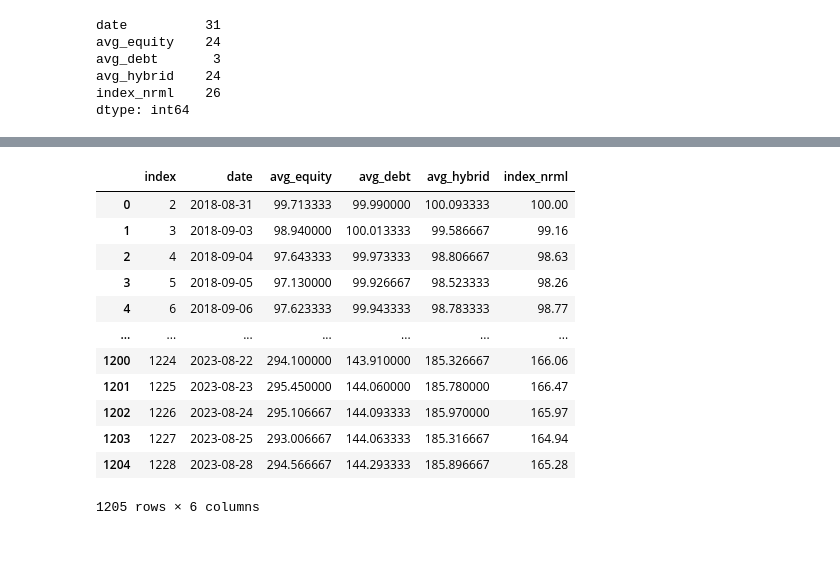
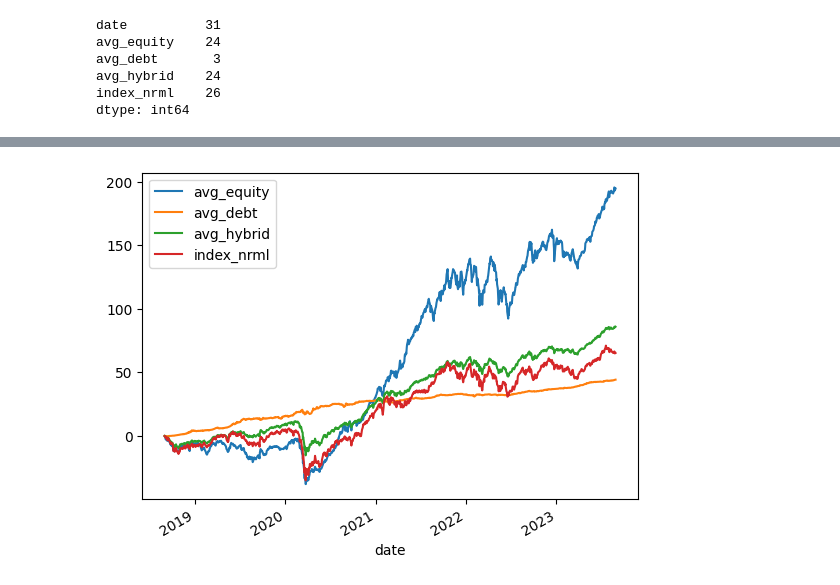
Before and after one commit to amanhooda98/Mutual_Fund_Analytics, a Jupyter notebook: Mutual_Fund_Analytics.ipynb, the cells around one changed output, grey strips where cells are left out. Saved outputs shown, nothing was run; the diff lists cells and outputs as text; code cells hidden in the pictures; blank space fills up the shorter version.

```diff
--- a/Mutual_Fund_Analytics.ipynb
+++ b/Mutual_Fund_Analytics.ipynb
@@ -368,4 +368,5 @@ index_nrml    26
 dtype: int64
 # %%
 result_df=result_df.dropna()
-result_df.reset_index(inplace=True)
+result_df.reset_index(drop=True,inplace=True)
+result_df
@@ -372,18 +387,8 @@ result_df.reset_index(inplace=True)
-# %%
-result_df
-# %% [output]
-|  | index | date | avg_equity | avg_debt | avg_hybrid | index_nrml |
-| 0 | 2 | 2018-08-31 | 99.713333 | 99.990000 | 100.093333 | 100.00 |
-| 1 | 3 | 2018-09-03 | 98.940000 | 100.013333 | 99.586667 | 99.16 |
-| 2 | 4 | 2018-09-04 | 97.643333 | 99.973333 | 98.806667 | 98.63 |
-| 3 | 5 | 2018-09-05 | 97.130000 | 99.926667 | 98.523333 | 98.26 |
-| 4 | 6 | 2018-09-06 | 97.623333 | 99.943333 | 98.783333 | 98.77 |
-| ... | ... | ... | ... | ... | ... | ... |
-| 1200 | 1224 | 2023-08-22 | 294.100000 | 143.910000 | 185.326667 | 166.06 |
-| 1201 | 1225 | 2023-08-23 | 295.450000 | 144.060000 | 185.780000 | 166.47 |
-| 1202 | 1226 | 2023-08-24 | 295.106667 | 144.093333 | 185.970000 | 165.97 |
-| 1203 | 1227 | 2023-08-25 | 293.006667 | 144.063333 | 185.316667 | 164.94 |
-| 1204 | 1228 | 2023-08-28 | 294.566667 | 144.293333 | 185.896667 | 165.28 |
-1205 rows × 6 columns
+# %%
+result_df.plot(x='date',y=['avg_equity','avg_debt','avg_hybrid','index_nrml'])
+plt.legend()
+plt.show()
+# %% [output]
+[figure, added]
 # %%
 result_df.to_csv(".//data_out//result.csv")
```
Also changed, not shown: parts of 9 cells of this notebook, 1 other file.
